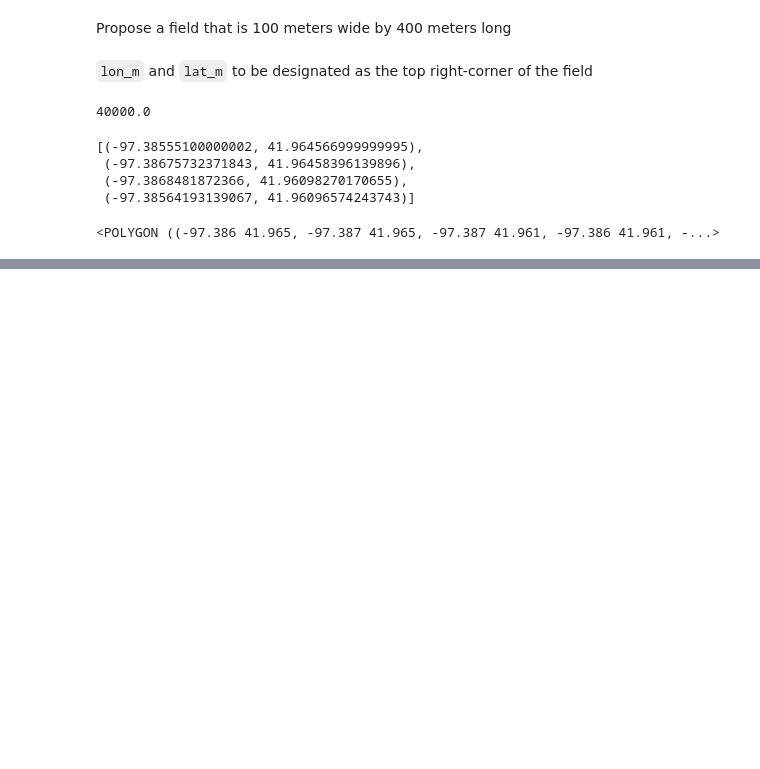
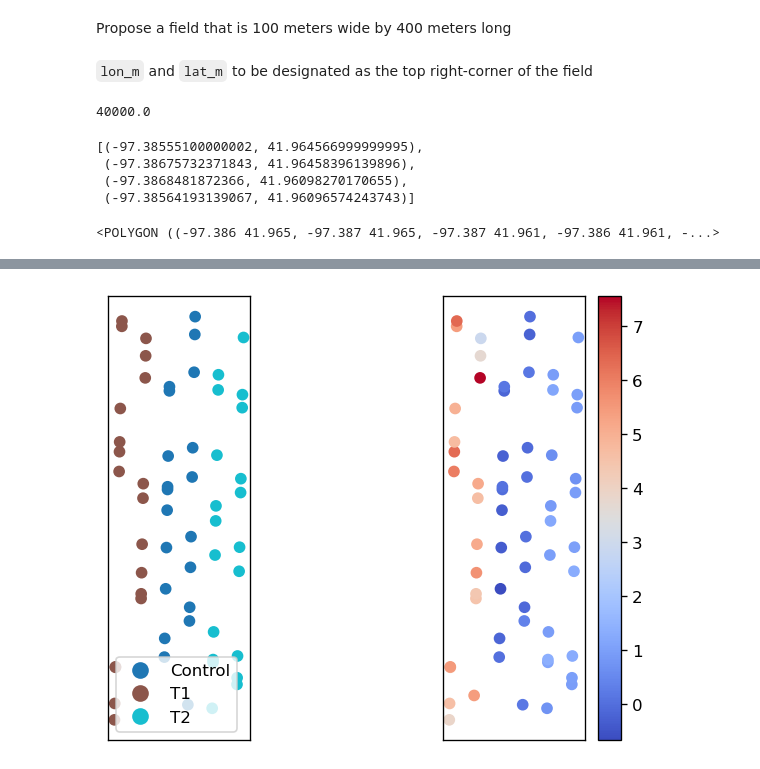
Before and after one commit to aarojas20/field, a Jupyter notebook: notebooks/dummy_lrt.ipynb, the cells around one changed output, grey strips where cells are left out. Saved outputs shown, nothing was run; the diff lists cells and outputs as text; code cells hidden in the pictures; blank space fills up the shorter version.

```diff
--- a/notebooks/dummy_lrt.ipynb
+++ b/notebooks/dummy_lrt.ipynb
@@ -67,0 +127,16 @@ polygon
+# %%
+gdf_block = gpd.GeoDataFrame(
+    df_block.drop(columns=["x_lon", "y_lat"]),
+    geometry=gpd.points_from_xy(df_block.longitude, df_block.latitude),
+    crs="EPSG:4326"
+)
+# %%
+fig, ax = plt.subplots(1, 2, dpi=120, sharey=True, sharex=True)
+gdf_block.plot("treatmentname", ax=ax[0], legend=True);
+gdf_block.plot("value", ax=ax[1], legend=True, cmap="coolwarm");
+ax[0].get_xaxis().set_visible(False)
+ax[0].get_yaxis().set_visible(False)
+ax[1].get_xaxis().set_visible(False)
+ax[1].get_yaxis().set_visible(False)
+# %% [output]
+[figure, added]
```
Also changed, not shown: parts of 29 cells of this notebook.
